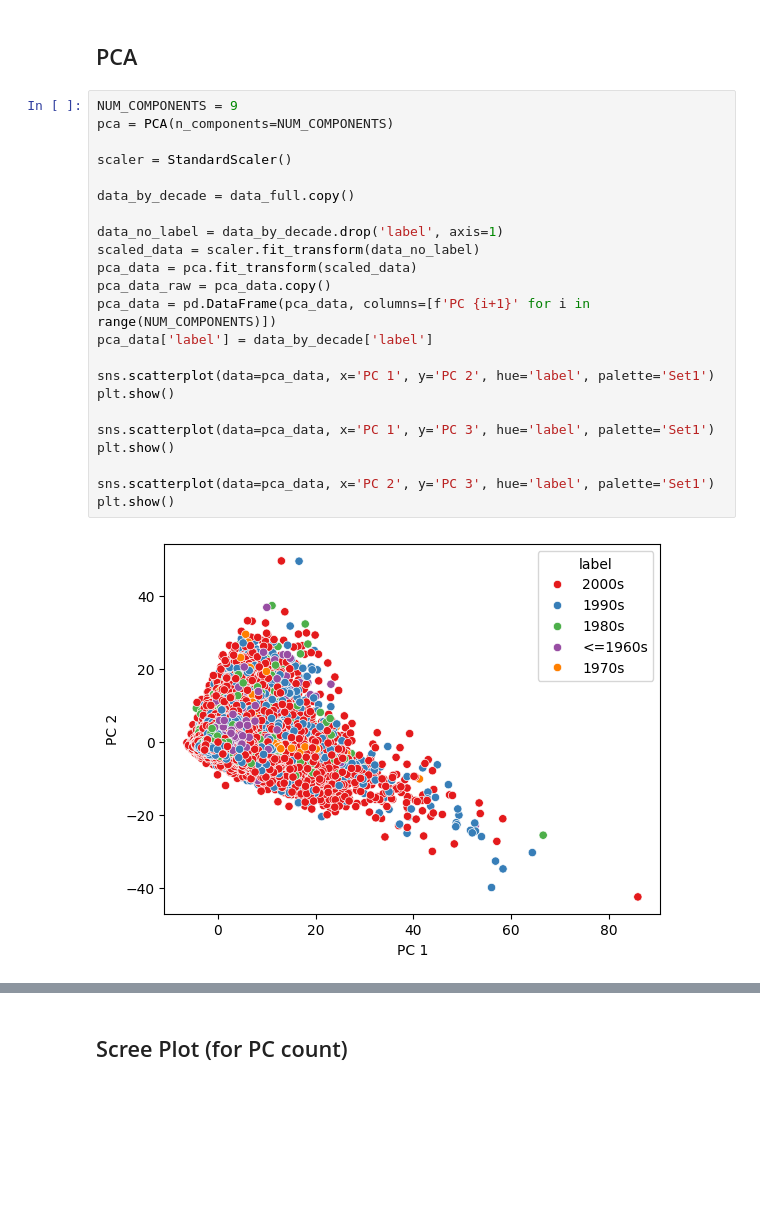
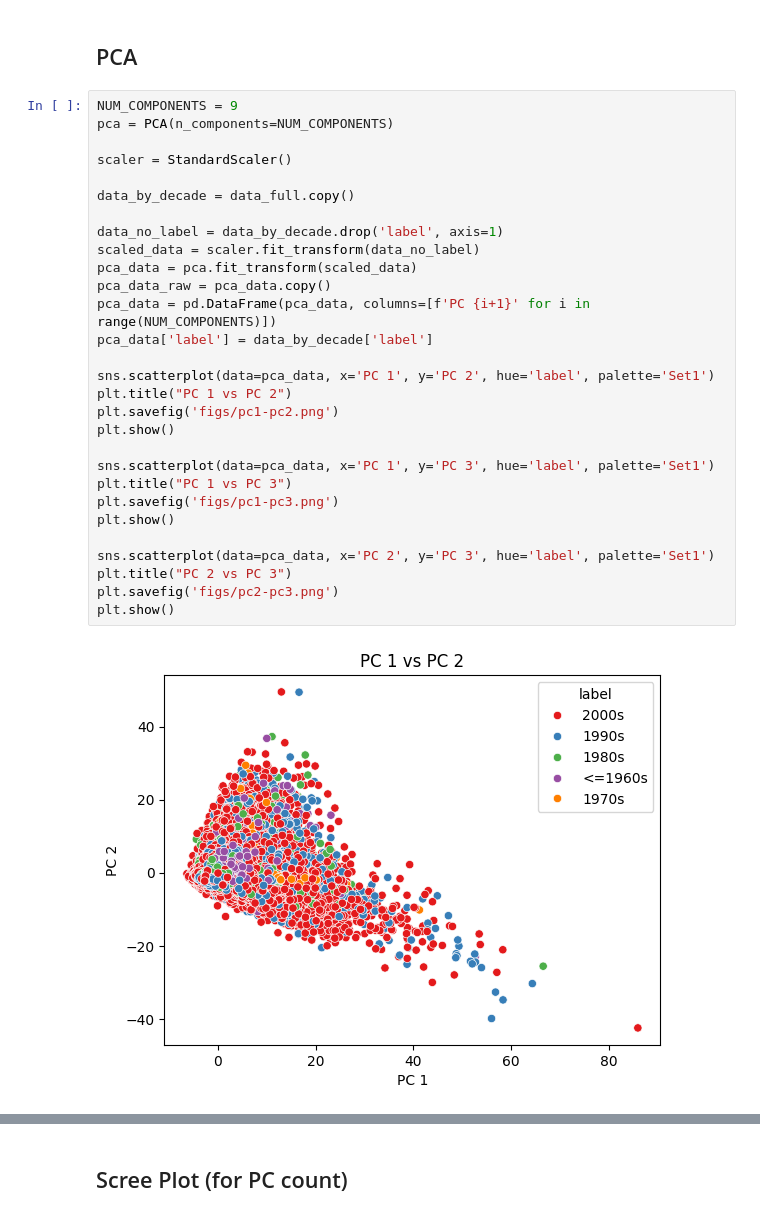
Before and after one commit to 7Koris/MusicAnalysis, a Jupyter notebook: analysis.ipynb, the cells around one changed output, grey strips where cells are left out. Saved outputs shown, nothing was run; the diff lists cells and outputs as text; blank space fills up the shorter version.

Commit message:
Added figures

```diff
--- a/analysis.ipynb
+++ b/analysis.ipynb
@@ -165,25 +171,31 @@ Text(0.5, 0, 'Year')
 # %%
 NUM_COMPONENTS = 9
 pca = PCA(n_components=NUM_COMPONENTS)
 
 scaler = StandardScaler()
 
 data_by_decade = data_full.copy()
 
 data_no_label = data_by_decade.drop('label', axis=1)
 scaled_data = scaler.fit_transform(data_no_label)
 pca_data = pca.fit_transform(scaled_data)
 pca_data_raw = pca_data.copy()
 pca_data = pd.DataFrame(pca_data, columns=[f'PC {i+1}' for i in range(NUM_COMPONENTS)])
 pca_data['label'] = data_by_decade['label']
 
 sns.scatterplot(data=pca_data, x='PC 1', y='PC 2', hue='label', palette='Set1')
+plt.title("PC 1 vs PC 2")
+plt.savefig('figs/pc1-pc2.png')
 plt.show()
 
 sns.scatterplot(data=pca_data, x='PC 1', y='PC 3', hue='label', palette='Set1')
+plt.title("PC 1 vs PC 3")
+plt.savefig('figs/pc1-pc3.png')
 plt.show()
 
 sns.scatterplot(data=pca_data, x='PC 2', y='PC 3', hue='label', palette='Set1')
+plt.title("PC 2 vs PC 3")
+plt.savefig('figs/pc2-pc3.png')
 plt.show()
 # %% [output]
-[figure, old version]
+[figure, new version]
```
Also changed, not shown: parts of 6 cells of this notebook, 31 other files.
